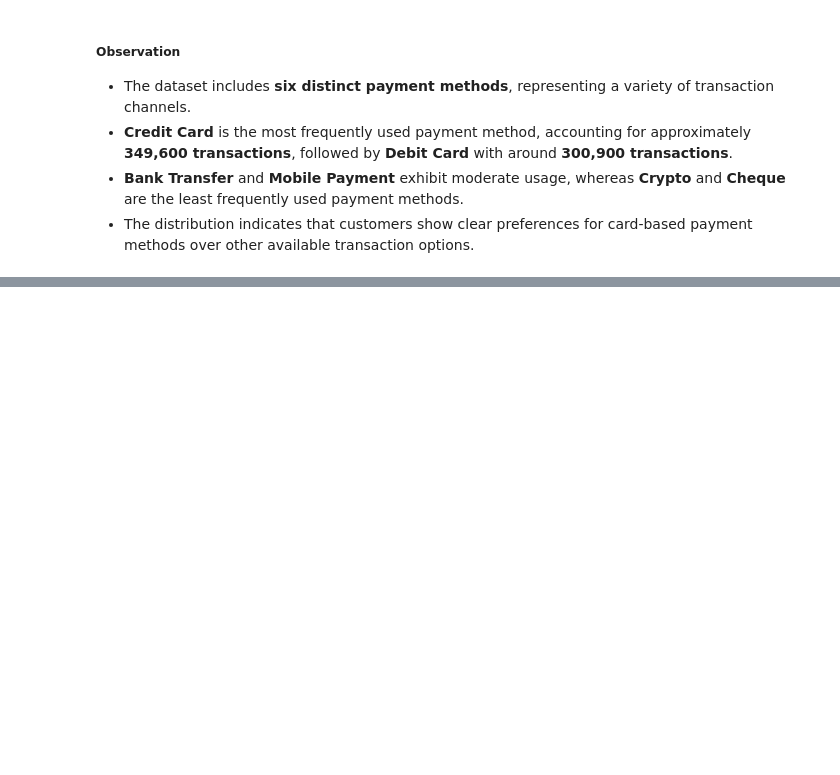
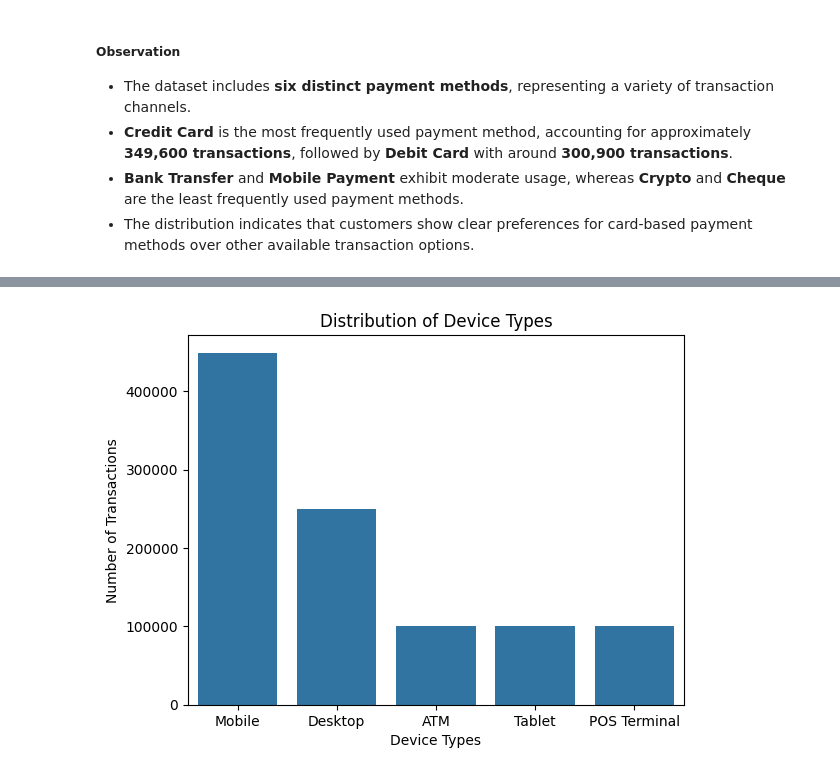
Before and after one commit to abhi-saurav-saroya/bank-fraud-eda, a Jupyter notebook: notebooks/02_exploratory_data_analysis.ipynb, the cells around one changed output, grey strips where cells are left out. Drawn from its saved outputs; the diff is of its cells as text; code cells hidden in the pictures; blank space fills up the shorter version.

Commit message:
feat: analyze device types distribution

```diff
--- a/notebooks/02_exploratory_data_analysis.ipynb
+++ b/notebooks/02_exploratory_data_analysis.ipynb
@@ -939,0 +962,14 @@ plt.show()
+# %%
+sns.countplot(
+    data=df,
+    x="device_type",
+    order=df["device_type"].value_counts().index
+)
+
+plt.title("Distribution of Device Types")
+plt.xlabel("Device Types")
+plt.ylabel("Number of Transactions")
+
+plt.show()
+# %% [output]
+[figure, added]
```
Also changed, not shown: parts of 5 cells of this notebook.
